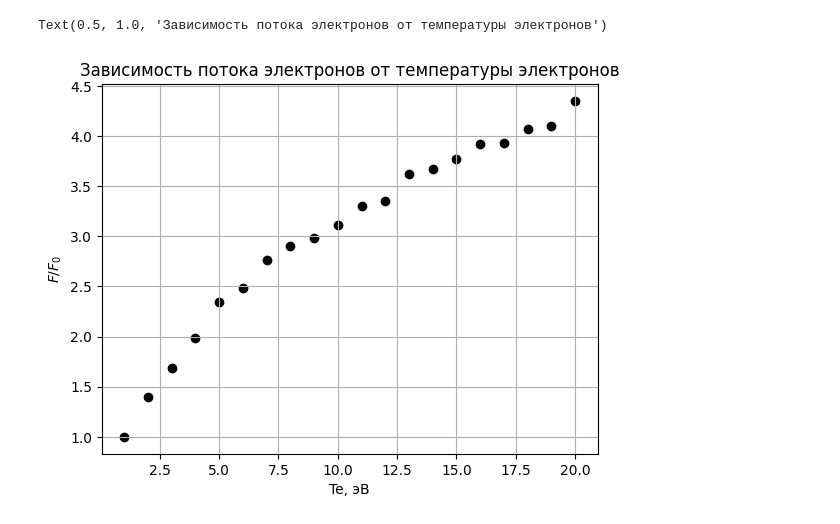
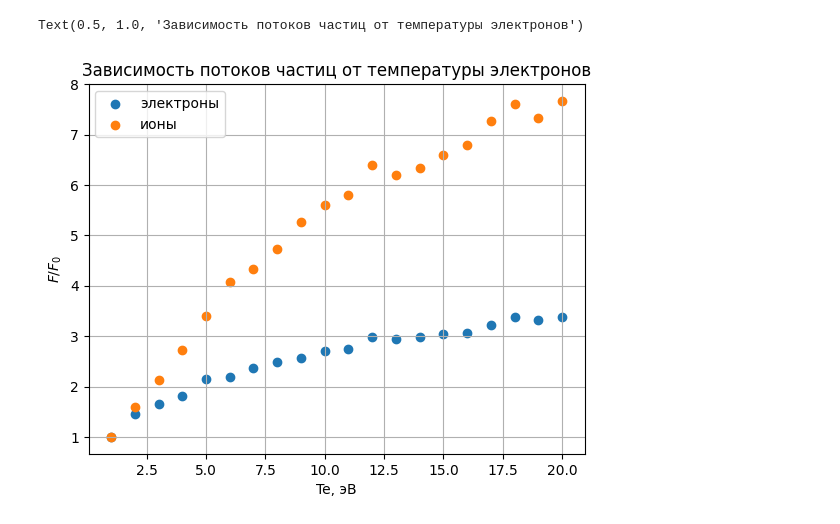
Before and after one commit to setupishe/PlasmaPython, a Jupyter notebook: flow.ipynb, the cells around one changed output. Cells and saved outputs as stored; diff of their text form; code cells hidden in the pictures.

```diff
--- a/flow.ipynb
+++ b/flow.ipynb
@@ -27,15 +8,18 @@ def account_walls(nodes: Nodes, particles: Particles, left: Wall, right: Wall):
 temp_ion_fluxes = []
 temp_electron_fluxes = []
 temp_sum_fluxes = []
+temp_kinetic_history = []
+temp_electric_history = []
+temp_summ_history = []
 # %%
 temps = []
 # %%
-for i in range(1, 21):
+for i in range(1, 21, 2):
     L = 1e-2
     N_x = 200
     N_p = 5000
     h = L/N_x
-    tau = 1e-13
+    tau = 2e-13
     n0 = 1e17
     #concentrations.append(n0)
     n1 = n0*N_x/N_p
@@ -56,11 +40,12 @@ for i in range(1, 21):
     ions = Particles(N_p, n1, q, m_i)
     electrons = Particles(N_p, n1, -q, m_e)
     nodes = Nodes(N_x)
-    left_wall = Wall(L/10/h, 0)
-    right_wall = Wall(9*L/10/h, 0)
+    left_wall = Wall(0, L/10, 0, h, "left")
+    right_wall = Wall(9*L/10, L, 0, h, "right")
+    walls = (left_wall, right_wall)
 
-    set_homogeneous(electrons, left_wall.x*h, right_wall.x*h)
-    set_homogeneous(ions, left_wall.x*h, right_wall.x*h)
+    set_homogeneous(electrons, left_wall.right*h, right_wall.left*h)
+    set_homogeneous(ions, left_wall.right*h, right_wall.left*h)
     set_distr(electrons, Maxwell(T_e, k_b, m_e), vmin_e, vmax_e, 1000)
     set_distr(ions, Maxwell(T_i, k_b, m_i), vmin_i, vmax_i, 1000)
     electrons.normalise(h, tau)
@@ -70,7 +55,8 @@ for i in range(1, 21):
     calc_fields(nodes, h, epsilon)
     accel(electrons, nodes, L, h, tau, zerostep=True)
     accel(ions, nodes, L, h, tau, zerostep=True)
-    n = 20000
+    n = 15000
+
     for t in tqdm(range(n)):
         try:
             move(electrons, nodes, consistency=True)
@@ -80,19 +66,23 @@ for i in range(1, 21):
             break
 
         nodes.rho *= 0
-        account_walls(nodes, electrons, left_wall, right_wall)
-        account_walls(nodes, ions, left_wall, right_wall)
+        energy_dict = {"electric": [], "kinetic": [], "summ": [], "h": h, "tau": tau}
+        account_walls(electrons, walls, Energy=energy_dict, nodes=nodes)
+        account_walls(ions, walls, Energy=energy_dict, nodes=nodes)
         get_rho(nodes, electrons)
         get_rho(nodes, ions)
+        for wall in walls:
+            for particles in wall.particles_lst:
+                get_rho(nodes, particles)
 
         calc_fields(nodes, h, epsilon, periodic=True)
+        temp_electric_history.append(sum(energy_dict["electric"]))
         accel(electrons, nodes, L, h, tau)
         accel(ions, nodes, L, h, tau)
+        temp_kinetic_history.append(sum(energy_dict["kinetic"]))
 
-        electrons.denormalise(h, tau)
-        ions.denormalise(h, tau)
-        electrons.normalise(h, tau)
-        ions.normalise(h, tau)
+    for i in range(n):
+        temp_summ_history.append(temp_kinetic_history[i] + temp_electric_history[i])
 
     temp_electron_fluxes.append(N_p-electrons.n_macro)
     temp_ion_fluxes.append(N_p-ions.n_macro)
@@ -182,9 +231,11 @@ concentrations = np.array(concentrations)
 # %%
-plt.scatter(temps/11600, temp_electron_fluxes/temp_electron_fluxes[0], color = "k")
+plt.scatter(temps/11600, temp_electron_fluxes/temp_electron_fluxes[0], label="электроны")
+plt.scatter(temps/11600, temp_ion_fluxes/temp_ion_fluxes[0], label="ионы")
+plt.legend()
 plt.grid()
 plt.xlabel("Te, эВ")
 plt.ylabel(f"$F/F_0$")
-plt.title("Зависимость потока электронов от температуры электронов")
+plt.title("Зависимость потоков частиц от температуры электронов")
 # %% [output]
-Text(0.5, 1.0, 'Зависимость потока электронов от температуры электронов')
+Text(0.5, 1.0, 'Зависимость потоков частиц от температуры электронов')
-[figure, old version]
+[figure, new version]
```
Also changed, not shown: parts of 19 cells of this notebook, 18 other files.
